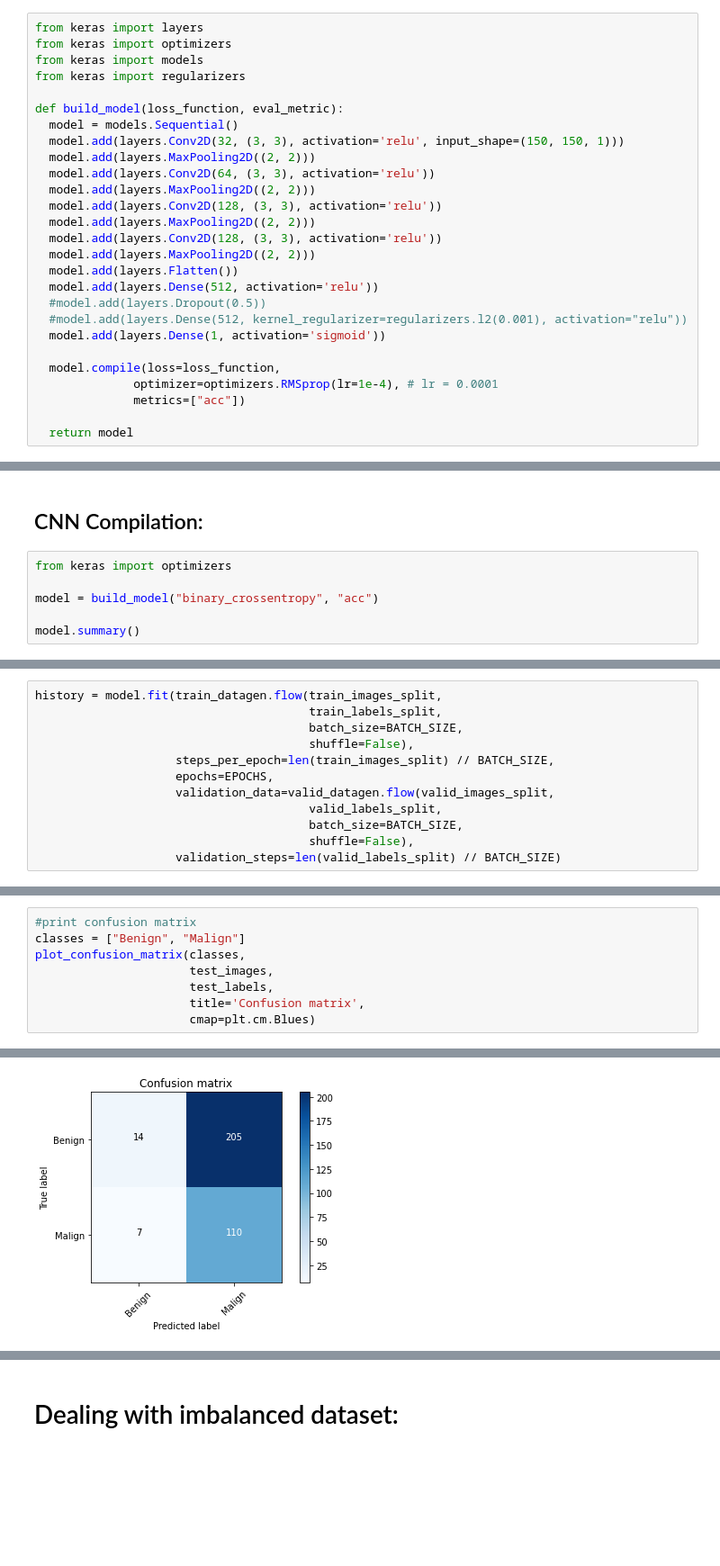
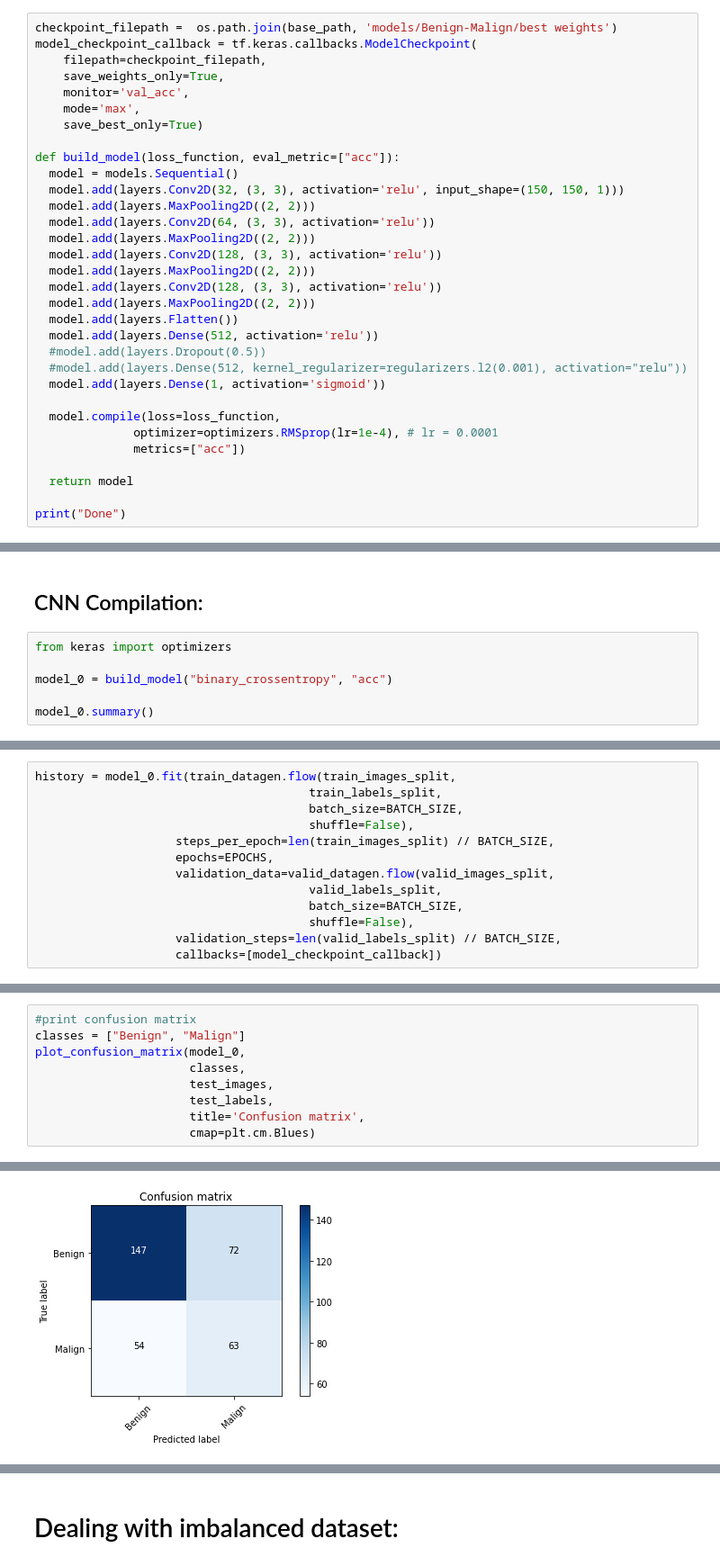
Before and after one commit to MarshaGomez/CNN-Medical-Imaging-Analysis, a Jupyter notebook: Code/Scratch_CNN_benign_vs_malign.ipynb, the cells around one changed output, grey strips where cells are left out. Shown: that part at 90% size. Saved outputs shown, nothing was run; the diff lists cells and outputs as text; blank space fills up the shorter version.

```diff
--- a/Code/Scratch_CNN_benign_vs_malign.ipynb
+++ b/Code/Scratch_CNN_benign_vs_malign.ipynb
@@ -260,12 +379,15 @@ for batch, labels_batch in train_datagen.flow(train_images, train_labels, batch_
 # %% [markdown]
 ## Defining CNN
 # %%
-from keras import layers
-from keras import optimizers
-from keras import models
-from keras import regularizers
+checkpoint_filepath =  os.path.join(base_path, 'models/Benign-Malign/best weights')
+model_checkpoint_callback = tf.keras.callbacks.ModelCheckpoint(
+    filepath=checkpoint_filepath,
+    save_weights_only=True,
+    monitor='val_acc',
+    mode='max',
+    save_best_only=True)
 
-def build_model(loss_function, eval_metric):
+def build_model(loss_function, eval_metric=["acc"]):
   model = models.Sequential()
   model.add(layers.Conv2D(32, (3, 3), activation='relu', input_shape=(150, 150, 1)))
   model.add(layers.MaxPooling2D((2, 2)))
@@ -286,3 +408,5 @@ def build_model(loss_function, eval_metric):
               metrics=["acc"])
 
   return model
+
+print("Done")
@@ -291,9 +417,9 @@ def build_model(loss_function, eval_metric):
 # %%
 from keras import optimizers
 
-model = build_model("binary_crossentropy", "acc")
+model_0 = build_model("binary_crossentropy", "acc")
 
-model.summary()
+model_0.summary()
 # %% [output]
 Model: "sequential_7"
 _________________________________________________________________
@@ -313,7 +439,7 @@ Trainable params: 3,452,545
 Non-trainable params: 0
 _________________________________________________________________
 # %%
-history = model.fit(train_datagen.flow(train_images_split,
+history = model_0.fit(train_datagen.flow(train_images_split,
                                        train_labels_split,
                                        batch_size=BATCH_SIZE,
                                        shuffle=False),
@@ -323,6 +449,7 @@ history = model.fit(train_datagen.flow(train_images_split,
                                        valid_labels_split,
                                        batch_size=BATCH_SIZE,
                                        shuffle=False),
-                    validation_steps=len(valid_labels_split) // BATCH_SIZE)
+                    validation_steps=len(valid_labels_split) // BATCH_SIZE,
+                    callbacks=[model_checkpoint_callback])
 # %% [output]
 Epoch 1/100
@@ -363,7 +490,8 @@ print(test_acc)
 # %%
 #print confusion matrix
 classes = ["Benign", "Malign"]
-plot_confusion_matrix(classes,
+plot_confusion_matrix(model_0,
+                      classes,
                       test_images,
                       test_labels,
                       title='Confusion matrix',
@@ -381,3 +509,3 @@ weighted avg       0.56      0.37      0.25       336
-[figure, old version]
+[figure, new version]
 # %%
 #ROC-AUC
```
Also changed, not shown: parts of 61 cells of this notebook.
